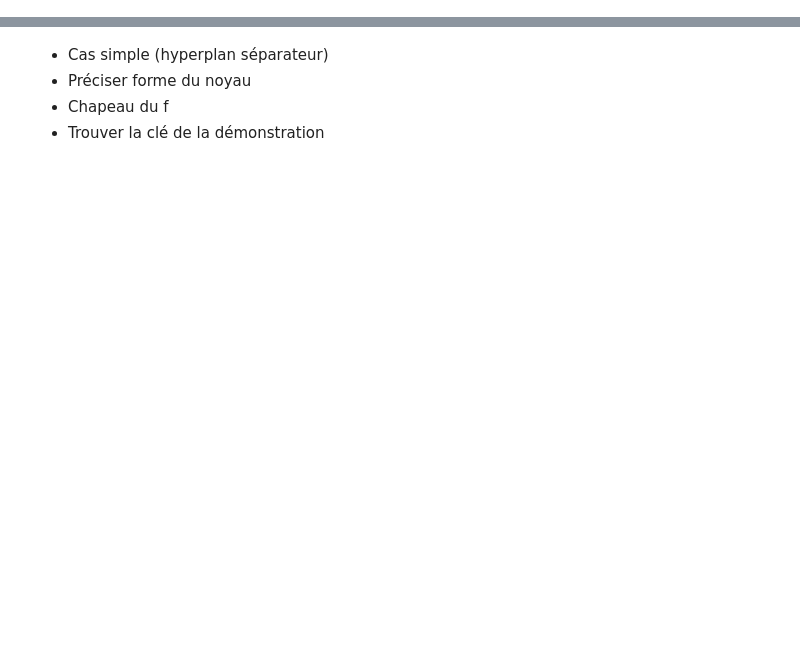
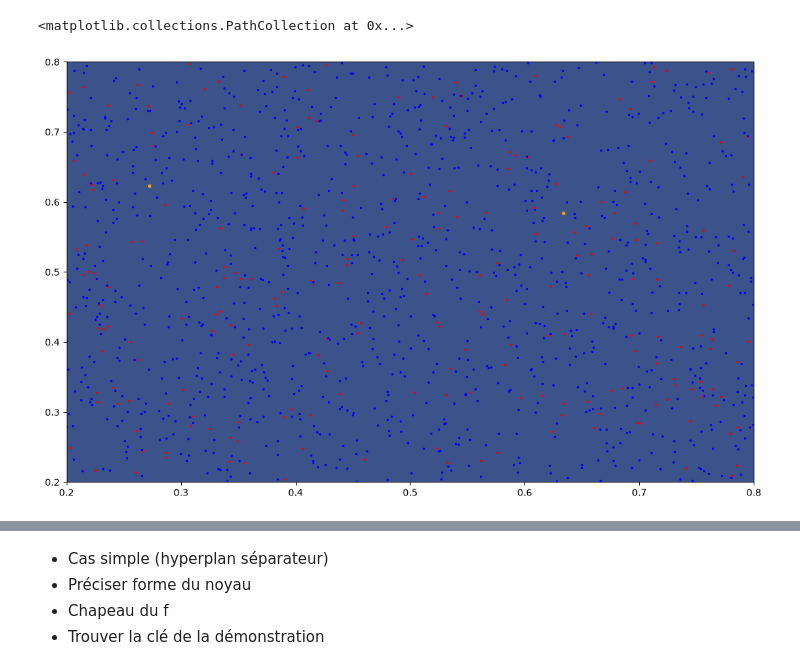
Before and after one commit to anasamrouche/TER, a Jupyter notebook: main.ipynb, the cells around one changed output, grey strips where cells are left out. Cells and saved outputs as stored; diff of their text form; code cells hidden in the pictures; blank space fills up the shorter version.

```diff
--- a/main.ipynb
+++ b/main.ipynb
@@ -202,10 +254,0 @@ Thread: 4 launched
-# %%
-scales = np.linspace(0.1, 10, 40)
-mistakes = []
-for scale in scales:
-    pred = np.array([SA_classifier(X_i, scale) for X_i in X_test])
-    mistakes.append(93 - np.count_nonzero(pred == Y_test))
-
-
-plt.plot(scales, mistakes)
-print(mistakes[20], scales[20])
@@ -233,56 +275,62 @@ plt.scatter(X_train[Y_train == -1][:, 0], X_train[Y_train == -1][:, 1], s=3, c="
 # %%
-def gaussian_2D(x: np.ndarray, mu: np.ndarray, sigma: float) -> float:
-    return np.exp(-np.linalg.norm(x - mu) / (2 * sigma**2)) / (2 * np.pi * sigma)
+def gaussian_2D(x: np.ndarray, mu: np.ndarray, sigma: np.ndarray) -> float:
+    return np.exp((x - mu).transpose() @ np.linalg.inv(sigma) @ (x - mu)) / (
+        2 * np.pi * np.sqrt(abs(np.linalg.det(sigma)))
+    )
 # %%
-n: int = 1_300
-X_train = rd.uniform(0.2, 0.8, (n, 2))
-Y_train = np.zeros(n)
+n_train: int = 1_300
+X_train = generator.uniform(0.2, 0.8, (n_train, 2))
+Y_train = np.zeros(n_train)
 
 n_test: int = 250
-X_test = rd.uniform(0.2, 0.8, (n_test, 2))
+X_test = generator.uniform(0.2, 0.8, (n_test, 2))
 Y_test = np.zeros(n_test)
 
 for i, x in enumerate(X_train):
-    Y_train[i] = rd.choice(
+    Y_train[i] = generator.choice(
         [-1, 1],
         p=[
-            1 - gaussian_2D(x, np.array([0.5, 0.5]), 0.2),
-            gaussian_2D(x, np.array([0.5, 0.5]), 0.2),
+            1 - gaussian_2D(x, np.array([0.5, 0.5]), np.eye(2)),
+            gaussian_2D(x, np.array([0.5, 0.5]), np.eye(2)),
         ],
     )
 
 for i, x in enumerate(X_test):
-    Y_test[i] = rd.choice(
+    Y_test[i] = generator.choice(
         [-1, 1],
         p=[
-            1 - gaussian_2D(x, np.array([0.5, 0.5]), 0.2),
-            gaussian_2D(x, np.array([0.5, 0.5]), 0.2),
+            1 - gaussian_2D(x, np.array([0.5, 0.5]), np.eye(2)),
+            gaussian_2D(x, np.array([0.5, 0.5]), np.eye(2)),
         ],
     )
 
-estimator = NW_Estimator(first_kernel, 1, 0.05, X_train, Y_train)
-predictions = np.array([estimator(X_i) for X_i in X_test])
+estimator = NW_classifier(lambda x: article_kernel(x, 0.49), 1, X_train, Y_train)
+predictions = estimator(X_test)
 
 X, Y = np.meshgrid(np.linspace(0.2, 0.8, 100), np.linspace(0.2, 0.8, 100))
 XY = np.stack((X, Y), axis=-1).reshape(-1, 2)
 Z = np.array([estimator(X_i) for X_i in XY]).reshape(X.shape)
 
 fig, ax = plt.subplots(figsize=(13, 8))
 ax.contourf(X, Y, Z)
 true_prob = np.array(
-    [gaussian_2D(X_i, np.array([0.5, 0.5]), 0.2) for X_i in XY]
+    [gaussian_2D(X_i, np.array([0.5, 0.5]), np.eye(2)) for X_i in XY]
 ).reshape(X.shape)
+
 contour_line = ax.contour(
     X, Y, true_prob, levels=[0.5], colors="black", linewidths=2, linestyles="dashed"
 )
 plt.scatter(X_train[Y_train == 1][:, 0], X_train[Y_train == 1][:, 1], s=2, c="red")
 plt.scatter(X_train[Y_train == -1][:, 0], X_train[Y_train == -1][:, 1], s=2, c="blue")
 plt.scatter(
     X_test[predictions == 1][:, 0], X_test[predictions == 1][:, 1], s=7, c="orange"
 )
 plt.scatter(
     X_test[predictions == -1][:, 0], X_test[predictions == -1][:, 1], s=7, c="green"
 )
+# %% [output]
+<matplotlib.collections.PathCollection at 0x...>
+[figure, added]
 # %%
 def f(x: np.ndarray) -> float:
     t = x[0]
```
Also changed, not shown: parts of 11 cells of this notebook, 1 other file.
